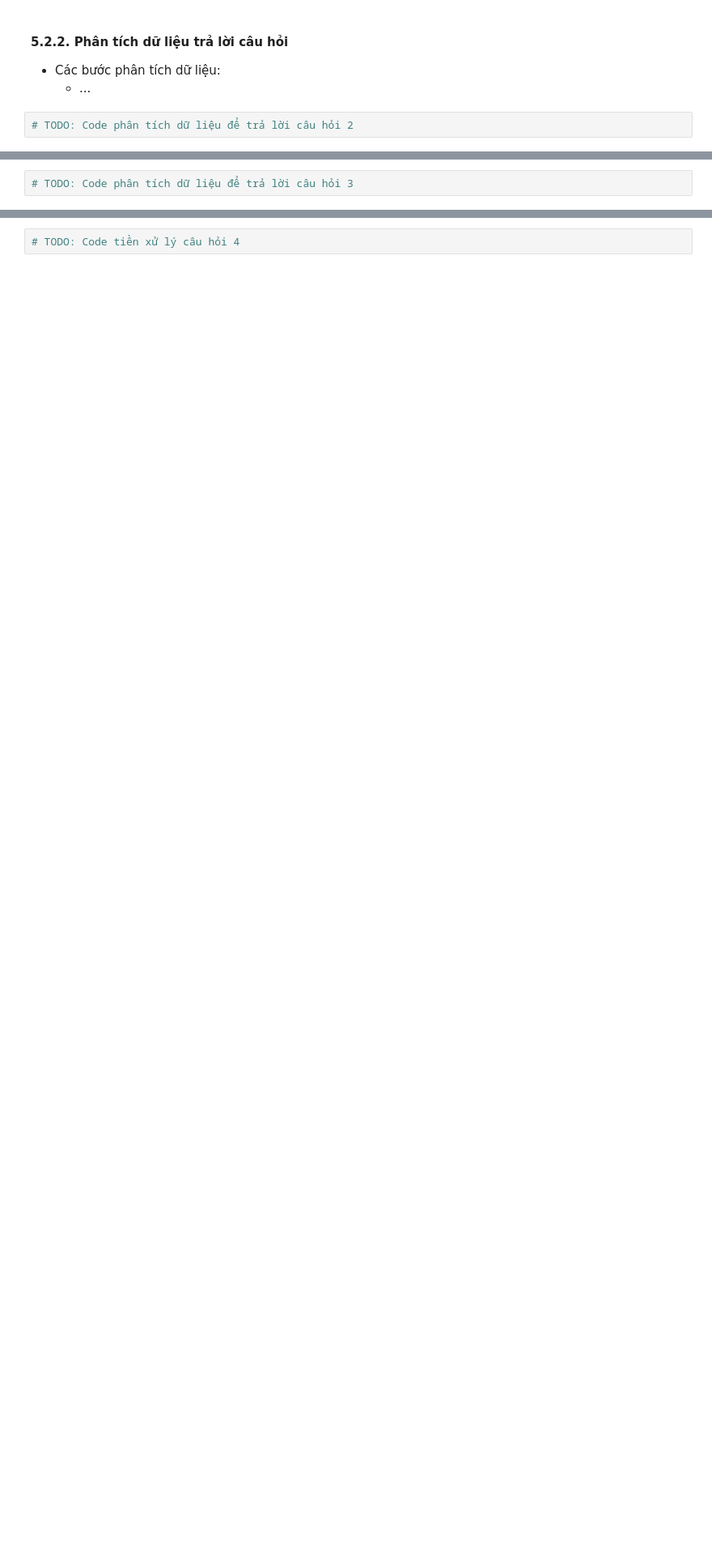
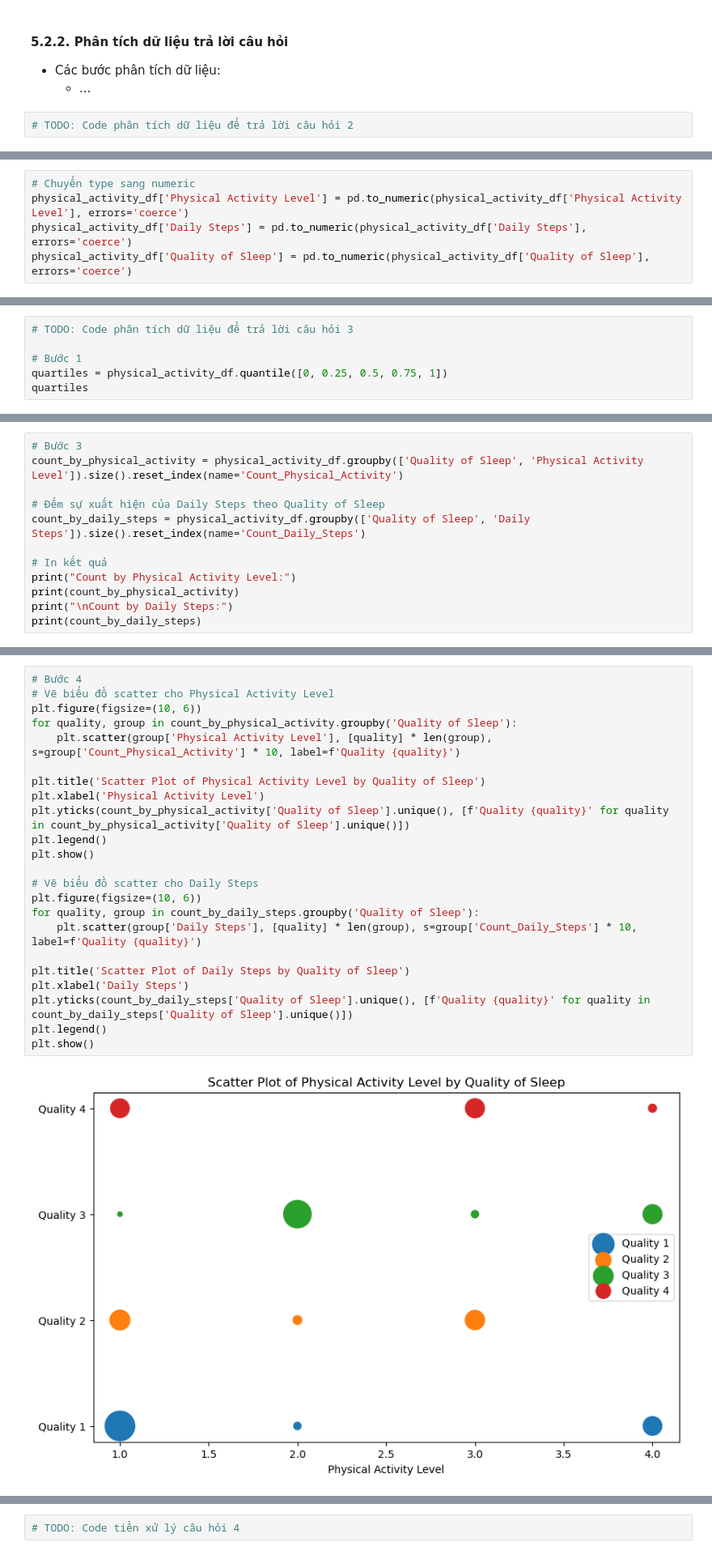
Before and after one commit to khiemnguyen812/Final_Prj_CSC17104_21KHDL1, a Jupyter notebook: Notebook.ipynb, the cells around one changed output, grey strips where cells are left out. Shown at 81% size. Cells and saved outputs as stored; diff of their text form; blank space fills up the shorter version.

```diff
--- a/Notebook.ipynb
+++ b/Notebook.ipynb
@@ -379,3 +414,8 @@ Name: count, dtype: int64
+# %%
+# Chuyển type sang numeric
+physical_activity_df['Physical Activity Level'] = pd.to_numeric(physical_activity_df['Physical Activity Level'], errors='coerce')
+physical_activity_df['Daily Steps'] = pd.to_numeric(physical_activity_df['Daily Steps'], errors='coerce')
+physical_activity_df['Quality of Sleep'] = pd.to_numeric(physical_activity_df['Quality of Sleep'], errors='coerce')
 # %% [markdown]
 #### 5.3.2. Phân tích dữ liệu trả lời câu hỏi
 
@@ -384,2 +427,6 @@ Name: count, dtype: int64
 # %%
 # TODO: Code phân tích dữ liệu để trả lời câu hỏi 3
+
+# Bước 1
+quartiles = physical_activity_df.quantile([0, 0.25, 0.5, 0.75, 1])
+quartiles
@@ -385,0 +488,12 @@ Name: count, dtype: int64
+# %%
+# Bước 3
+count_by_physical_activity = physical_activity_df.groupby(['Quality of Sleep', 'Physical Activity Level']).size().reset_index(name='Count_Physical_Activity')
+
+# Đếm sự xuất hiện của Daily Steps theo Quality of Sleep
+count_by_daily_steps = physical_activity_df.groupby(['Quality of Sleep', 'Daily Steps']).size().reset_index(name='Count_Daily_Steps')
+
+# In kết quả
+print("Count by Physical Activity Level:")
+print(count_by_physical_activity)
+print("\nCount by Daily Steps:")
+print(count_by_daily_steps)
@@ -385,0 +518,25 @@ Name: count, dtype: int64
+# %%
+# Bước 4
+# Vẽ biểu đồ scatter cho Physical Activity Level
+plt.figure(figsize=(10, 6))
+for quality, group in count_by_physical_activity.groupby('Quality of Sleep'):
+    plt.scatter(group['Physical Activity Level'], [quality] * len(group), s=group['Count_Physical_Activity'] * 10, label=f'Quality {quality}')
+
+plt.title('Scatter Plot of Physical Activity Level by Quality of Sleep')
+plt.xlabel('Physical Activity Level')
+plt.yticks(count_by_physical_activity['Quality of Sleep'].unique(), [f'Quality {quality}' for quality in count_by_physical_activity['Quality of Sleep'].unique()])
+plt.legend()
+plt.show()
+
+# Vẽ biểu đồ scatter cho Daily Steps
+plt.figure(figsize=(10, 6))
+for quality, group in count_by_daily_steps.groupby('Quality of Sleep'):
+    plt.scatter(group['Daily Steps'], [quality] * len(group), s=group['Count_Daily_Steps'] * 10, label=f'Quality {quality}')
+
+plt.title('Scatter Plot of Daily Steps by Quality of Sleep')
+plt.xlabel('Daily Steps')
+plt.yticks(count_by_daily_steps['Quality of Sleep'].unique(), [f'Quality {quality}' for quality in count_by_daily_steps['Quality of Sleep'].unique()])
+plt.legend()
+plt.show()
+# %% [output]
+[figure, added]
```
Also changed, not shown: parts of 15 cells of this notebook.
